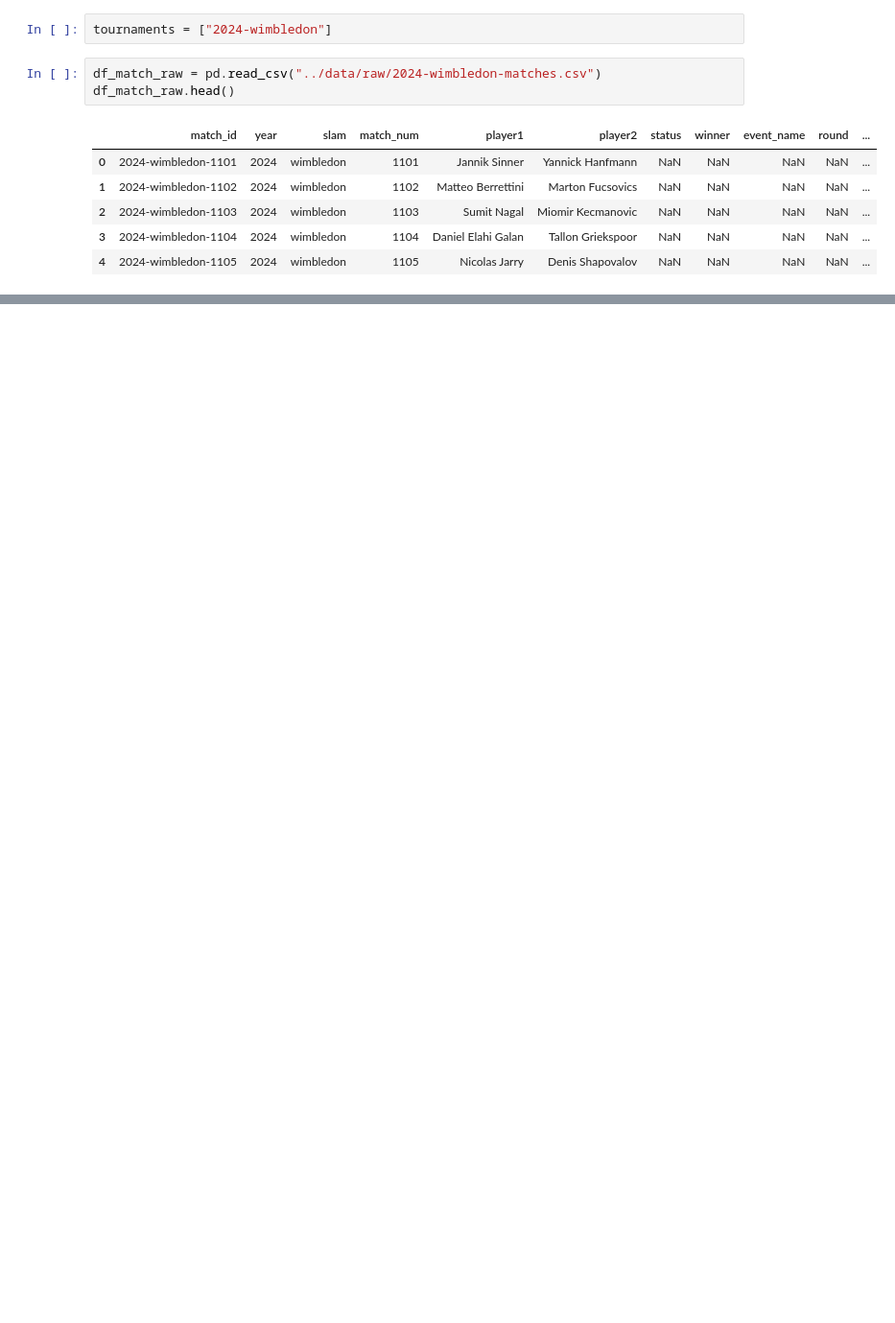
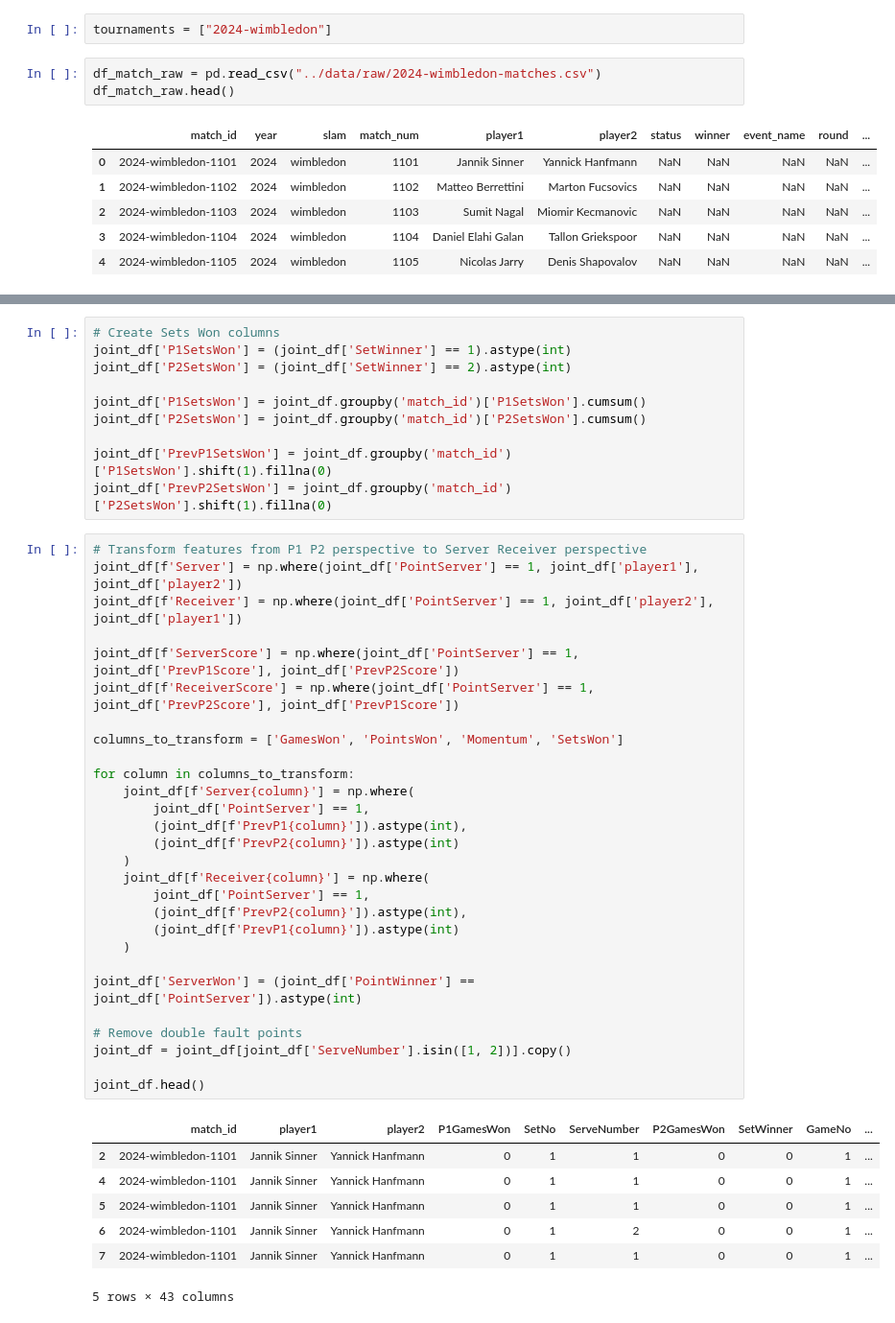
Before and after one commit to lelegod/dtu_mlops_group99, a Jupyter notebook: notebooks/data.ipynb, the cells around one changed output, grey strips where cells are left out. Shown at 96% size. Cells and saved outputs as stored; diff of their text form; blank space fills up the shorter version.

```diff
--- a/notebooks/data.ipynb
+++ b/notebooks/data.ipynb
@@ -45,0 +102,46 @@ important_features = [
+# %%
+# Create Sets Won columns
+joint_df['P1SetsWon'] = (joint_df['SetWinner'] == 1).astype(int)
+joint_df['P2SetsWon'] = (joint_df['SetWinner'] == 2).astype(int)
+
+joint_df['P1SetsWon'] = joint_df.groupby('match_id')['P1SetsWon'].cumsum()
+joint_df['P2SetsWon'] = joint_df.groupby('match_id')['P2SetsWon'].cumsum()
+
+joint_df['PrevP1SetsWon'] = joint_df.groupby('match_id')['P1SetsWon'].shift(1).fillna(0)
+joint_df['PrevP2SetsWon'] = joint_df.groupby('match_id')['P2SetsWon'].shift(1).fillna(0)
+# %%
+# Transform features from P1 P2 perspective to Server Receiver perspective
+joint_df[f'Server'] = np.where(joint_df['PointServer'] == 1, joint_df['player1'], joint_df['player2'])
+joint_df[f'Receiver'] = np.where(joint_df['PointServer'] == 1, joint_df['player2'], joint_df['player1'])
+
+joint_df[f'ServerScore'] = np.where(joint_df['PointServer'] == 1, joint_df['PrevP1Score'], joint_df['PrevP2Score'])
+joint_df[f'ReceiverScore'] = np.where(joint_df['PointServer'] == 1, joint_df['PrevP2Score'], joint_df['PrevP1Score'])
+
+columns_to_transform = ['GamesWon', 'PointsWon', 'Momentum', 'SetsWon']
+
+for column in columns_to_transform:
+    joint_df[f'Server{column}'] = np.where(
+        joint_df['PointServer'] == 1,
+        (joint_df[f'PrevP1{column}']).astype(int),
+        (joint_df[f'PrevP2{column}']).astype(int)
+    )
+    joint_df[f'Receiver{column}'] = np.where(
+        joint_df['PointServer'] == 1,
+        (joint_df[f'PrevP2{column}']).astype(int),
+        (joint_df[f'PrevP1{column}']).astype(int)
+    )
+
+joint_df['ServerWon'] = (joint_df['PointWinner'] == joint_df['PointServer']).astype(int)
+
+# Remove double fault points
+joint_df = joint_df[joint_df['ServeNumber'].isin([1, 2])].copy()
+
+joint_df.head()
+# %% [output]
+|  | match_id | player1 | player2 | P1GamesWon | SetNo | ServeNumber | P2GamesWon | SetWinner | GameNo | ... |
+| 2 | 2024-wimbledon-1101 | Jannik Sinner | Yannick Hanfmann | 0 | 1 | 1 | 0 | 0 | 1 | ... |
+| 4 | 2024-wimbledon-1101 | Jannik Sinner | Yannick Hanfmann | 0 | 1 | 1 | 0 | 0 | 1 | ... |
+| 5 | 2024-wimbledon-1101 | Jannik Sinner | Yannick Hanfmann | 0 | 1 | 1 | 0 | 0 | 1 | ... |
+| 6 | 2024-wimbledon-1101 | Jannik Sinner | Yannick Hanfmann | 0 | 1 | 2 | 0 | 0 | 1 | ... |
+| 7 | 2024-wimbledon-1101 | Jannik Sinner | Yannick Hanfmann | 0 | 1 | 1 | 0 | 0 | 1 | ... |
+5 rows × 43 columns
```
Also changed, not shown: parts of 9 cells of this notebook, 2 other files.
